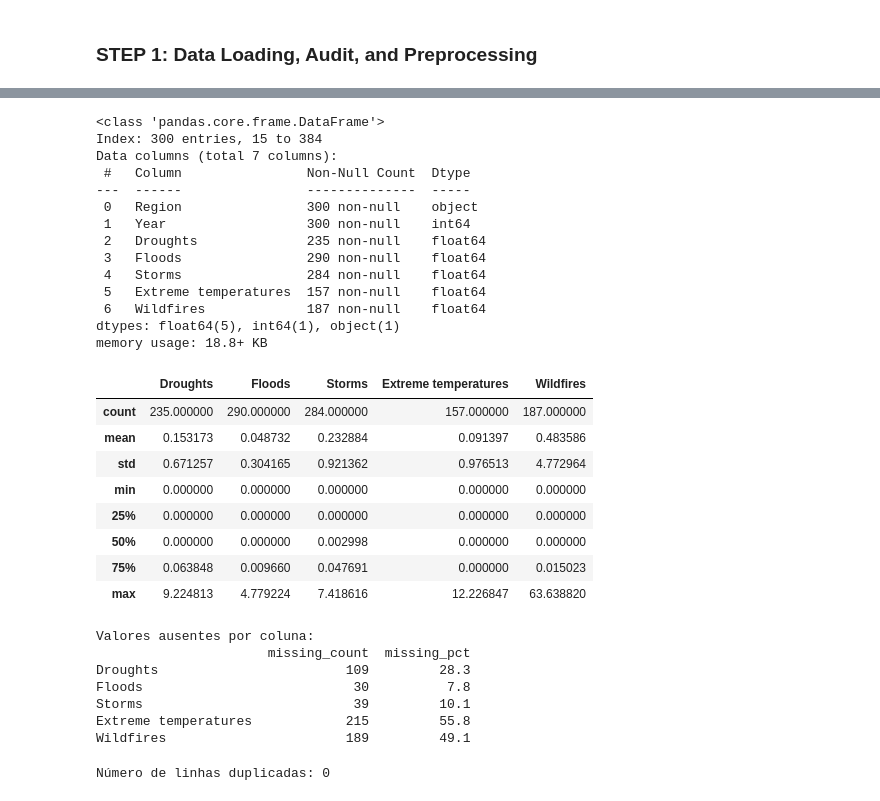
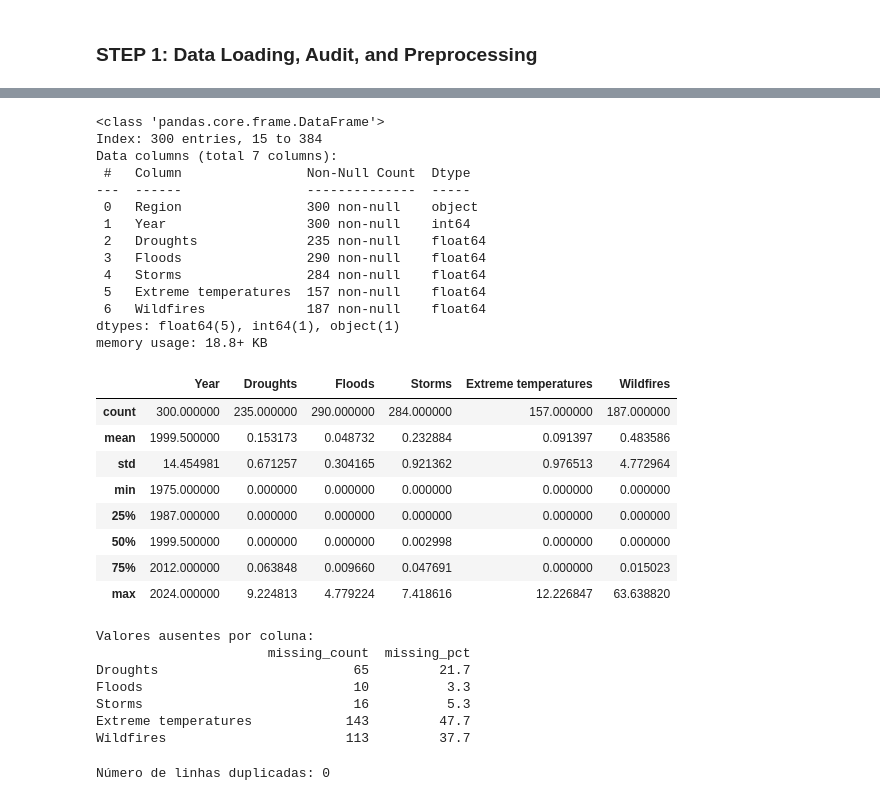
Before and after one commit to felipesabbado/2026-IPS-vd-project, a Jupyter notebook: notebooks/analysis.ipynb, the cells around one changed output, grey strips where cells are left out. Drawn from its saved outputs; the diff is of its cells as text; code cells hidden in the pictures.

```diff
--- a/notebooks/analysis.ipynb
+++ b/notebooks/analysis.ipynb
@@ -54,14 +288,16 @@ Citação completa:
 > EM-DAT, CRED / UCLouvain (2025); National statistical organizations and central banks, OECD national accounts, and World Bank staff estimates (2025) – with major processing by Our World in Data. “Annual economic damages as a share of GDP from droughts – EM-DAT” [dataset]. EM-DAT, “The International Disasters Database”; National statistical organizations and central banks, OECD national accounts, and World Bank staff estimates, “World Development Indicators 122” [original data].
 # %%
 # Manter apenas as colunas que representam tipos de desastres que podem estar ligados a mudanças climáticas
-df1.info()
+economic_damages.info()
 
 print('\n' + line + '\n')
 
+print(economic_damages.describe())
+
 # Manter apenas as colunas 0, 1 e 2, 3, 4, 6, 7 e 9
-df1_disasters = df1.iloc[:, [0, 1, 2, 3, 4, 6, 7, 9]].copy()
+economic_damages_1 = economic_damages.iloc[:, [0, 1, 2, 3, 4, 6, 7, 9]].copy()
 
-df1_disasters.iloc[:, 3:8].describe()
+# economic_damages_1.iloc[:, 3:8].describe()
 # %% [output]
 <class 'pandas.core.frame.DataFrame'>
 RangeIndex: 5615 entries, 0 to 5614
@@ -92,61 +319,45 @@ memory usage: 570.4+ KB
 # %%
-# Filtrar apenas os dados relativos a regiões (continentes) do planeta
-def country_to_continent(country_code):
-    try:
-        country_code_alpha2 = pc.country_alpha3_to_country_alpha2(country_code)
-        continent_code = pc.country_alpha2_to_continent_code(country_code_alpha2)
-        continent_name = pc.convert_continent_code_to_continent_name(continent_code)
-        return continent_name
-    except Exception as e:
-        # print(f"Erro ao converter {country_code}: {e}")
-        # TLS - Timor-Leste (Asia), SXM - Sint Maarten (North America)
-        if country_code == 'TLS':
-            return "Asia"
-        if country_code == 'SXM':
-            return "North America"
-        return "Other/Unknown"
-
 # Eliminar as linhas que correspondem a regiões globais (OWID) e adicionar uma coluna de região (continente)
-df1_regions = df1_disasters[~df1_disasters.Code.str.startswith('OWID')].copy()
-df1_regions['Region'] = df1_regions['Code'].apply(country_to_continent)
+economic_damages_2 = economic_damages_1[~economic_damages_1.Code.str.startswith('OWID')].copy()
+economic_damages_2['Region'] = economic_damages_2['Code'].apply(country_to_continent)
 
 # Agrupar os dados por região e ano, somando os valores dos desastres para cada região
-df1_regions = df1_regions.drop(columns=['Code', 'Entity'])
-# df1_regions = df1_regions.groupby(['Region', 'Year']).agg(['mean', 'median', 'max']).reset_index()
-df1_regions = df1_regions.groupby(['Region', 'Year']).median().reset_index()
+economic_damages_2 = economic_damages_2.drop(columns=['Code', 'Entity'])
+# economic_damages_2 = economic_damages_2.groupby(['Region', 'Year']).agg(['mean', 'median', 'max']).reset_index()
+economic_damages_2 = economic_damages_2.groupby(['Region', 'Year']).median().reset_index()
 
-# Eliminar as linhas cujo anos seja anterior a 1975
-df1_regions = df1_regions[df1_regions['Year'] >= 1975]
+# Eliminar as linhas cujo anos seja anterior a 1975 e posterior a 2024
+economic_damages_2 = economic_damages_2[economic_damages_2['Year'].between(1975, 2024)]
 
-df1_regions.info()
-df1_regions.iloc[:, 2:7].describe()
+economic_damages_2.info()
+economic_damages_2.describe()
 # %% [output]
 <class 'pandas.core.frame.DataFrame'>
 Index: 300 entries, 15 to 384
 Data columns (total 7 columns):
  #   Column                Non-Null Count  Dtype
 ---  ------                --------------  -----
  0   Region                300 non-null    object
  1   Year                  300 non-null    int64
  2   Droughts              235 non-null    float64
  3   Floods                290 non-null    float64
  4   Storms                284 non-null    float64
  5   Extreme temperatures  157 non-null    float64
  6   Wildfires             187 non-null    float64
 dtypes: float64(5), int64(1), object(1)
 memory usage: 18.8+ KB
-|  | Droughts | Floods | Storms | Extreme temperatures | Wildfires |
-| count | 235.000000 | 290.000000 | 284.000000 | 157.000000 | 187.000000 |
-| mean | 0.153173 | 0.048732 | 0.232884 | 0.091397 | 0.483586 |
-| std | 0.671257 | 0.304165 | 0.921362 | 0.976513 | 4.772964 |
-| min | 0.000000 | 0.000000 | 0.000000 | 0.000000 | 0.000000 |
-| 25% | 0.000000 | 0.000000 | 0.000000 | 0.000000 | 0.000000 |
-| 50% | 0.000000 | 0.000000 | 0.002998 | 0.000000 | 0.000000 |
-| 75% | 0.063848 | 0.009660 | 0.047691 | 0.000000 | 0.015023 |
-| max | 9.224813 | 4.779224 | 7.418616 | 12.226847 | 63.638820 |
+|  | Year | Droughts | Floods | Storms | Extreme temperatures | Wildfires |
+| count | 300.000000 | 235.000000 | 290.000000 | 284.000000 | 157.000000 | 187.000000 |
+| mean | 1999.500000 | 0.153173 | 0.048732 | 0.232884 | 0.091397 | 0.483586 |
+| std | 14.454981 | 0.671257 | 0.304165 | 0.921362 | 0.976513 | 4.772964 |
+| min | 1975.000000 | 0.000000 | 0.000000 | 0.000000 | 0.000000 | 0.000000 |
+| 25% | 1987.000000 | 0.000000 | 0.000000 | 0.000000 | 0.000000 | 0.000000 |
+| 50% | 1999.500000 | 0.000000 | 0.000000 | 0.002998 | 0.000000 | 0.000000 |
+| 75% | 2012.000000 | 0.063848 | 0.009660 | 0.047691 | 0.000000 | 0.015023 |
+| max | 2024.000000 | 9.224813 | 4.779224 | 7.418616 | 12.226847 | 63.638820 |
 # %%
-missing = df1_regions.isnull().sum()
-pct = (missing / len(df1_regions) * 100).round(1)
+missing = economic_damages_2.isnull().sum()
+pct = (missing / len(economic_damages_2) * 100).round(1)
 summary = pd.DataFrame({
     'missing_count': missing,
     'missing_pct': pct
@@ -160,9 +371,9 @@ else:
 # %% [output]
 Valores ausentes por coluna:
                       missing_count  missing_pct
-Droughts                        109         28.3
-Floods                           30          7.8
-Storms                           39         10.1
-Extreme temperatures            215         55.8
-Wildfires                       189         49.1
+Droughts                         65         21.7
+Floods                           10          3.3
+Storms                           16          5.3
+Extreme temperatures            143         47.7
+Wildfires                       113         37.7
 # %%
```
Also changed, not shown: parts of 23 cells of this notebook, 15 other files.
